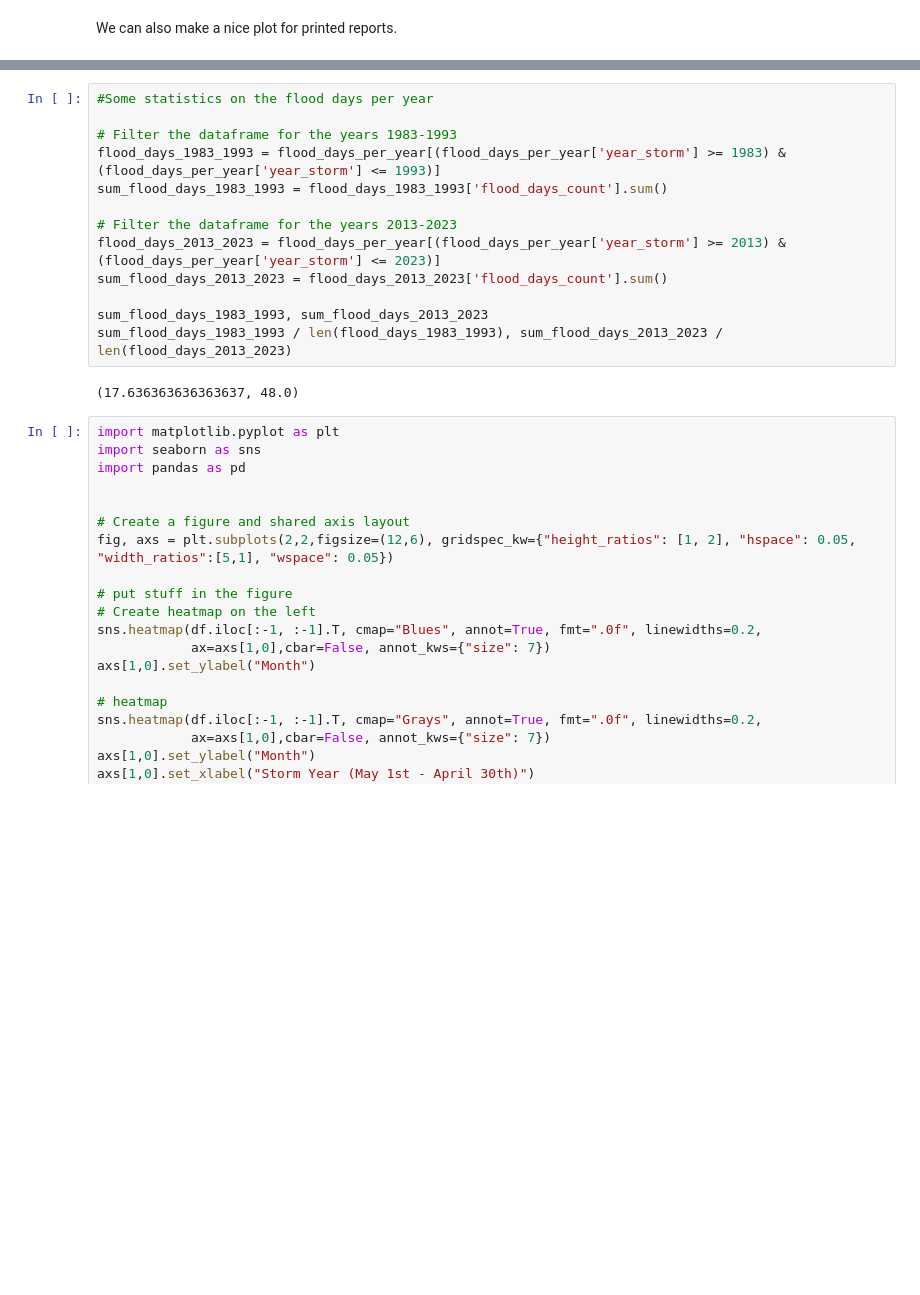
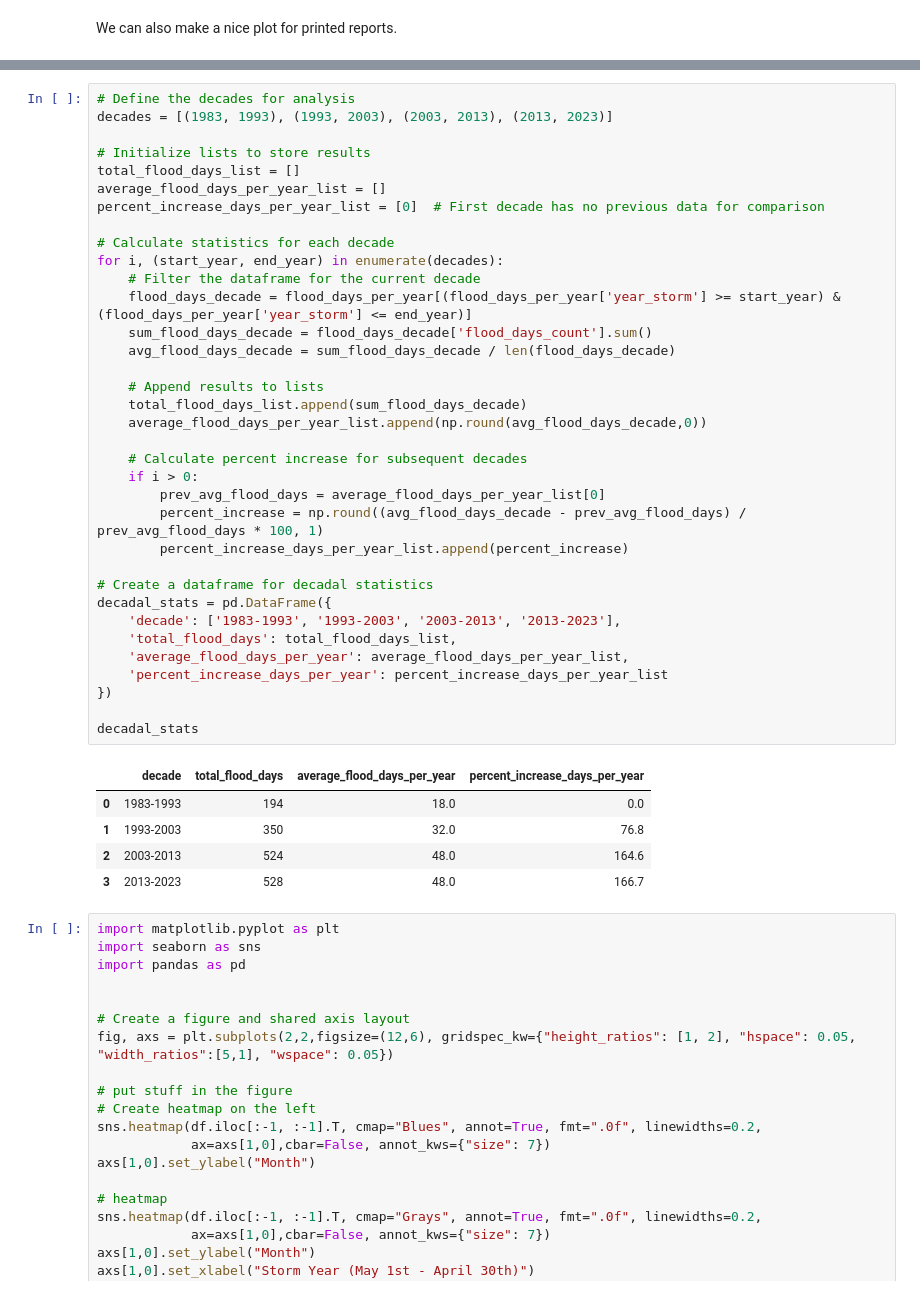
Before and after one commit to lauracagigal/CC_indicators, a Jupyter notebook: notebooks_historical/ocean/1_sea_level/a_sea_level_ff.ipynb, the cells around one changed output, grey strips where cells are left out. Drawn from its saved outputs; the diff is of its cells as text; blank space fills up the shorter version.

```diff
--- a/notebooks_historical/ocean/1_sea_level/a_sea_level_ff.ipynb
+++ b/notebooks_historical/ocean/1_sea_level/a_sea_level_ff.ipynb
@@ -864,21 +864,47 @@ imgTable = Image(filename=savePath)
 glue("imgTable", imgTable, display=False)
 # %% [output]
 [interactive output not drawn]
-# %%
-#Some statistics on the flood days per year
-
-# Filter the dataframe for the years 1983-1993
-flood_days_1983_1993 = flood_days_per_year[(flood_days_per_year['year_storm'] >= 1983) & (flood_days_per_year['year_storm'] <= 1993)]
-sum_flood_days_1983_1993 = flood_days_1983_1993['flood_days_count'].sum()
-
-# Filter the dataframe for the years 2013-2023
-flood_days_2013_2023 = flood_days_per_year[(flood_days_per_year['year_storm'] >= 2013) & (flood_days_per_year['year_storm'] <= 2023)]
-sum_flood_days_2013_2023 = flood_days_2013_2023['flood_days_count'].sum()
-
-sum_flood_days_1983_1993, sum_flood_days_2013_2023
-sum_flood_days_1983_1993 / len(flood_days_1983_1993), sum_flood_days_2013_2023 / len(flood_days_2013_2023)
-# %% [output]
-(17.636363636363637, 48.0)
+# %%
+# Define the decades for analysis
+decades = [(1983, 1993), (1993, 2003), (2003, 2013), (2013, 2023)]
+
+# Initialize lists to store results
+total_flood_days_list = []
+average_flood_days_per_year_list = []
+percent_increase_days_per_year_list = [0]  # First decade has no previous data for comparison
+
+# Calculate statistics for each decade
+for i, (start_year, end_year) in enumerate(decades):
+    # Filter the dataframe for the current decade
+    flood_days_decade = flood_days_per_year[(flood_days_per_year['year_storm'] >= start_year) & (flood_days_per_year['year_storm'] <= end_year)]
+    sum_flood_days_decade = flood_days_decade['flood_days_count'].sum()
+    avg_flood_days_decade = sum_flood_days_decade / len(flood_days_decade)
+
+    # Append results to lists
+    total_flood_days_list.append(sum_flood_days_decade)
+    average_flood_days_per_year_list.append(np.round(avg_flood_days_decade,0))
+
+    # Calculate percent increase for subsequent decades
+    if i > 0:
+        prev_avg_flood_days = average_flood_days_per_year_list[0]
+        percent_increase = np.round((avg_flood_days_decade - prev_avg_flood_days) / prev_avg_flood_days * 100, 1)
+        percent_increase_days_per_year_list.append(percent_increase)
+
+# Create a dataframe for decadal statistics
+decadal_stats = pd.DataFrame({
+    'decade': ['1983-1993', '1993-2003', '2003-2013', '2013-2023'],
+    'total_flood_days': total_flood_days_list,
+    'average_flood_days_per_year': average_flood_days_per_year_list,
+    'percent_increase_days_per_year': percent_increase_days_per_year_list
+})
+
+decadal_stats
+# %% [output]
+|  | decade | total_flood_days | average_flood_days_per_year | percent_increase_days_per_year |
+| 0 | 1983-1993 | 194 | 18.0 | 0.0 |
+| 1 | 1993-2003 | 350 | 32.0 | 76.8 |
+| 2 | 2003-2013 | 524 | 48.0 | 164.6 |
+| 3 | 2013-2023 | 528 | 48.0 | 166.7 |
 # %%
 import matplotlib.pyplot as plt
 import seaborn as sns
```
Also changed, not shown: 1 other file.
